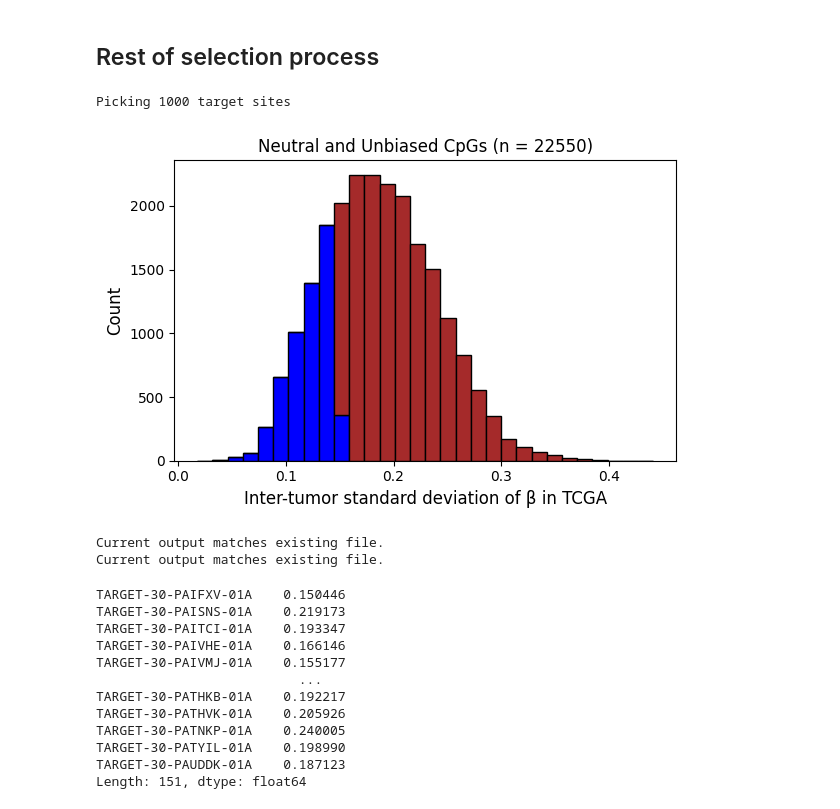
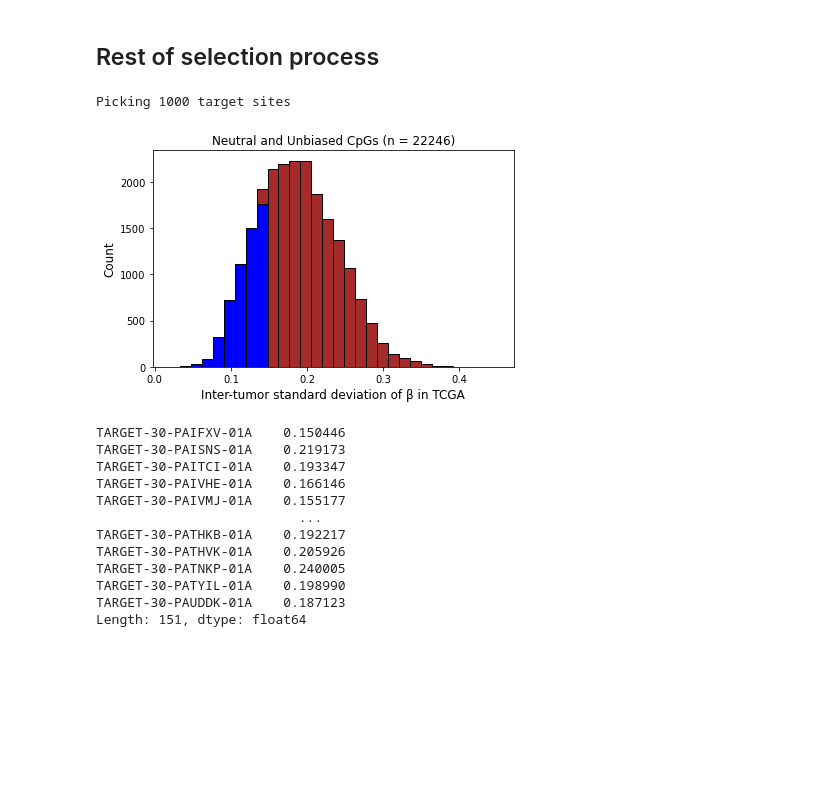
Before and after one commit to danmonyak/EpiClockNBL, a Jupyter notebook: Select_fCpGs/Select fCpGs.ipynb, the cells around one changed output. Cells and saved outputs as stored; diff of their text form; code cells hidden in the pictures; blank space fills up the shorter version.

Commit message:
changed order of selection method steps
Now we are not doing the anti-clustering step with the stuck sites, we remove them first

```diff
--- a/Select_fCpGs/Select fCpGs.ipynb
+++ b/Select_fCpGs/Select fCpGs.ipynb
@@ -117,14 +117,6 @@ print(f'Picking {target_n} target sites')
 ########################
 ##### SELECT SITES #####
 ########################
-
-# Fill missing values with mean of that site across tumors
-km_beta_values = beta_values_unbiased_sites.apply(lambda x:x.fillna(x.mean()), axis=1)
-
-# Determine clustering weights
-# See local_util for details
-clustering_weights_list = [local_util.clusteringWeights(km_beta_values, random_state=0) for i in range(50)]
-clustering_weights_ser = pd.concat(clustering_weights_list, axis=1).mean(axis=1)
 
 # Calculate inter-tumor stdevs of sites
 # Make array of unbiased sites that are not in the lowest 25%
@@ -153,11 +145,20 @@ ax.set_title(f"Neutral and Unbiased CpGs (n = {len(balanced_beta_stdevs)})", fon
 plt.tight_layout()
 plt.show()
 
-balanced_notStuck = balanced_beta_stdevs.index[balanced_beta_stdevs > np.quantile(balanced_beta_stdevs, 0.25)].values
+balanced_notStuck = balanced_beta_stdevs.index[balanced_beta_stdevs > stdev_threshold].values
+beta_values_unbiased_sites = beta_values_unbiased_sites.loc[balanced_notStuck]
+
+# Fill missing values with mean of that site across tumors
+km_beta_values = beta_values_unbiased_sites.apply(lambda x:x.fillna(x.mean()), axis=1)
+
+# Determine clustering weights
+# See local_util for details
+clustering_weights_list = [local_util.clusteringWeights(km_beta_values, random_state=0) for i in range(50)]
+clustering_weights_ser = pd.concat(clustering_weights_list, axis=1).mean(axis=1)
 
 # Only consider sites in balanced_notStuck
 # Sort sites by clustering weights and select 1000 (or fewer) sites with the lowest weight
-most_random_sites_nonIterNotStuck = clustering_weights_ser.loc[balanced_notStuck].sort_values().index[:target_n].values
+most_random_sites_nonIterNotStuck = clustering_weights_ser.sort_values().index[:target_n].values
 
 # Calculate c_beta using Clock sites
 c_beta = 1 - beta_values_unbiased_sites.loc[most_random_sites_nonIterNotStuck].std(axis=0)
@@ -171,36 +172,34 @@ n_samps = 36
 Clock_CpGs = most_random_sites_nonIterNotStuck
 
 ## Save Clock CpG list
 Clock_CpGs_filepath = os.path.join(output_dir, f'NBL_Clock_CpGs.txt')
 
 # Save Clock sites, don't overwrite existing file
 if os.path.exists(Clock_CpGs_filepath):
     existing_set = np.loadtxt(Clock_CpGs_filepath, dtype=str)
     assert np.all(np.sort(Clock_CpGs) == np.sort(existing_set))
     print('Current output matches existing file.')
 else:
     np.savetxt(Clock_CpGs_filepath, Clock_CpGs, fmt='%s')
 
 ## Save c_beta values of final tumors
 c_beta_final_samples = c_beta
 c_beta_filepath = os.path.join(output_dir, f'NBL.c_beta.txt')
 
 # Save c_beta values, don't overwrite existing file
 if os.path.exists(c_beta_filepath):
     existing_c_beta = pd.read_table(c_beta_filepath, index_col=0, header=None).squeeze("columns")
     assert (c_beta_final_samples - existing_c_beta < 1e-6).all()
     print('Current output matches existing file.')
 else:
     c_beta_final_samples.to_csv(c_beta_filepath, sep='\t', header=False)
 
 # Save beta values of Clock sites
 outfile_path = os.path.join(outdir, f'NBL.methyl.antiNonIterClustNotStuck_sites.tsv')
 beta_values_unbiased_sites.loc[Clock_CpGs].to_csv(outfile_path, sep='\t')
 # %% [output]
 Picking 1000 target sites
-[figure, old version]
+[figure, new version]
-Current output matches existing file.
-Current output matches existing file.
 # %%
 beta_values_unbiased_sites
 clock_df = beta_values_unbiased_sites.loc[Clock_CpGs]
```
